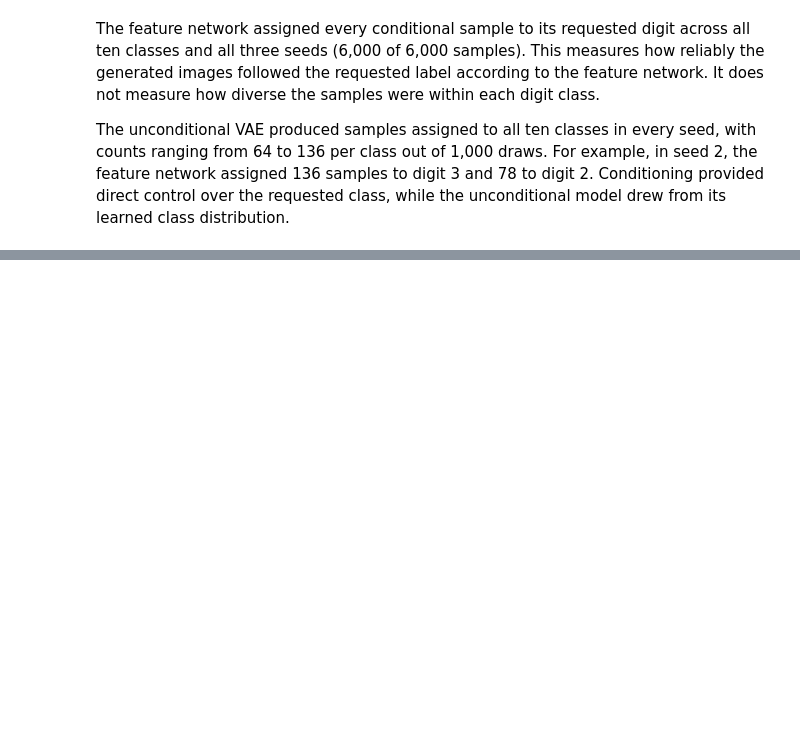
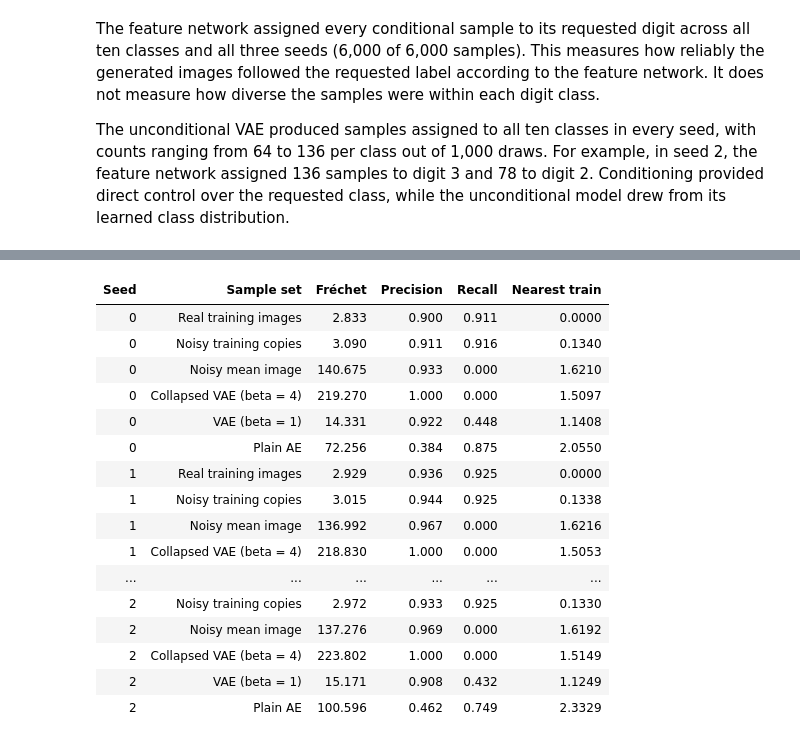
Before and after one commit to dancmartin11/aigc-5500-lab-07-latent-spaces, a Jupyter notebook: daniel_alejandro_castillo_martin_LAB7.ipynb, the cells around one changed output, grey strips where cells are left out. Saved outputs shown, nothing was run; the diff lists cells and outputs as text; code cells hidden in the pictures; blank space fills up the shorter version.

Commit message:
Compare generative metrics and measure sample-size sensitivity

```diff
--- a/daniel_alejandro_castillo_martin_LAB7.ipynb
+++ b/daniel_alejandro_castillo_martin_LAB7.ipynb
@@ -513,0 +517,46 @@ The unconditional VAE produced samples assigned to all ten classes in every seed
+# %%
+# Score the sample sets for each seed
+metric_rows = []
+
+for seed in TRAINING_SEEDS:
+    metric_rows.extend(score_sample_sets(
+        x_train,
+        feature_net,
+        test_features,
+        matched = matched_results[seed],
+        collapsed = sweep_results[(4.0, seed)],
+        seed = seed
+    ))
+
+# Create a DataFrame from the metric rows
+metrics_df = pd.DataFrame(metric_rows).rename(columns = {
+    'frechet': 'Fréchet',
+    'precision': 'Precision',
+    'recall': 'Recall',
+    'nearest_train': 'Nearest train'
+    })
+
+metrics_df.style.format({
+    'Fréchet': '{:.3f}',
+    'Precision': '{:.3f}',
+    'Recall': '{:.3f}',
+    'Nearest train': '{:.4f}'
+    }).hide(axis = 'index')
+# %% [output]
+| Seed | Sample set | Fréchet | Precision | Recall | Nearest train |
+| 0 | Real training images | 2.833 | 0.900 | 0.911 | 0.0000 |
+| 0 | Noisy training copies | 3.090 | 0.911 | 0.916 | 0.1340 |
+| 0 | Noisy mean image | 140.675 | 0.933 | 0.000 | 1.6210 |
+| 0 | Collapsed VAE (beta = 4) | 219.270 | 1.000 | 0.000 | 1.5097 |
+| 0 | VAE (beta = 1) | 14.331 | 0.922 | 0.448 | 1.1408 |
+| 0 | Plain AE | 72.256 | 0.384 | 0.875 | 2.0550 |
+| 1 | Real training images | 2.929 | 0.936 | 0.925 | 0.0000 |
+| 1 | Noisy training copies | 3.015 | 0.944 | 0.925 | 0.1338 |
+| 1 | Noisy mean image | 136.992 | 0.967 | 0.000 | 1.6216 |
+| 1 | Collapsed VAE (beta = 4) | 218.830 | 1.000 | 0.000 | 1.5053 |
+| ... | ... | ... | ... | ... | ... |
+| 2 | Noisy training copies | 2.972 | 0.933 | 0.925 | 0.1330 |
+| 2 | Noisy mean image | 137.276 | 0.969 | 0.000 | 1.6192 |
+| 2 | Collapsed VAE (beta = 4) | 223.802 | 1.000 | 0.000 | 1.5149 |
+| 2 | VAE (beta = 1) | 15.171 | 0.908 | 0.432 | 1.1249 |
+| 2 | Plain AE | 100.596 | 0.462 | 0.749 | 2.3329 |
```
Also changed, not shown: parts of 11 cells of this notebook, 1 other file.
